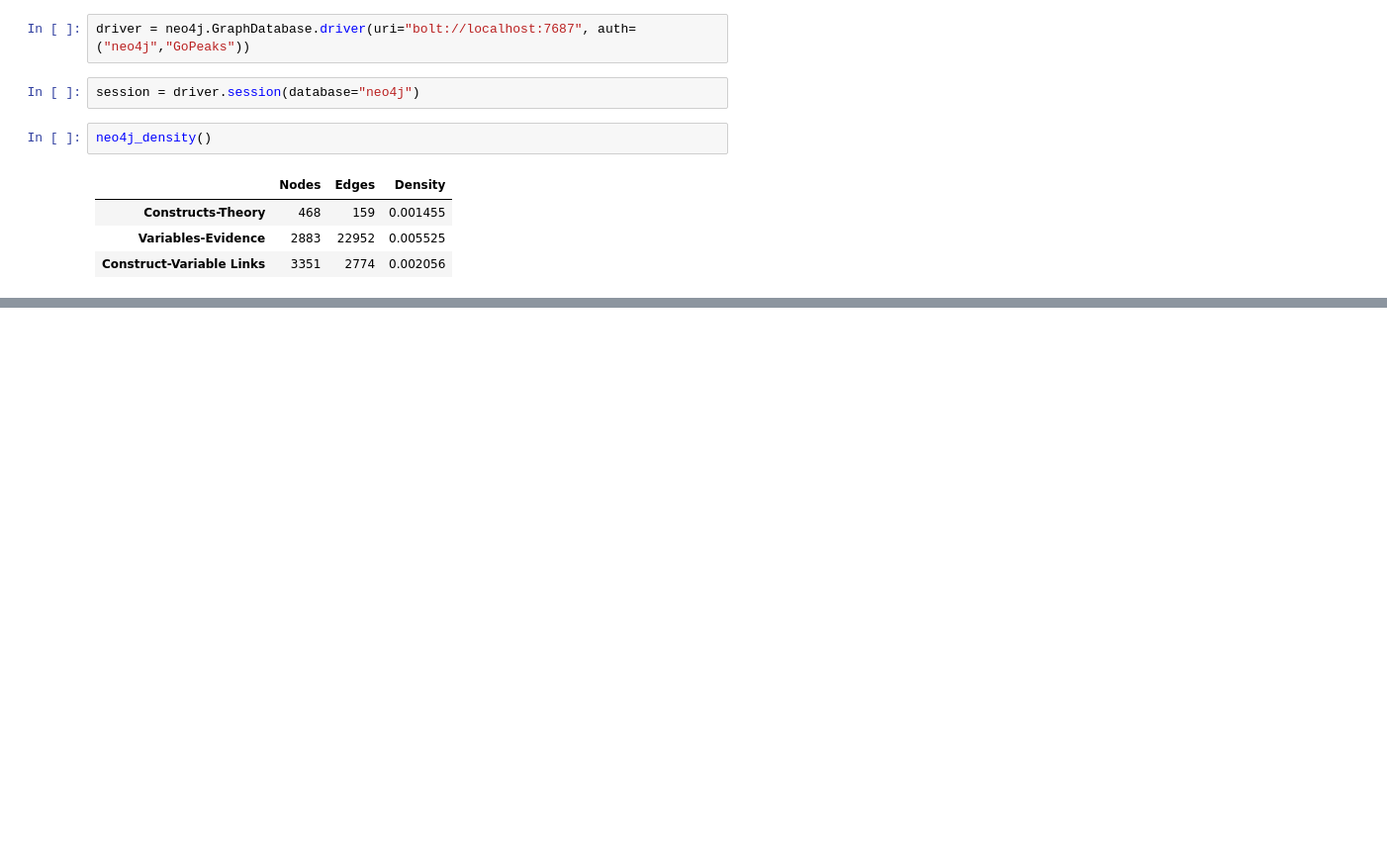
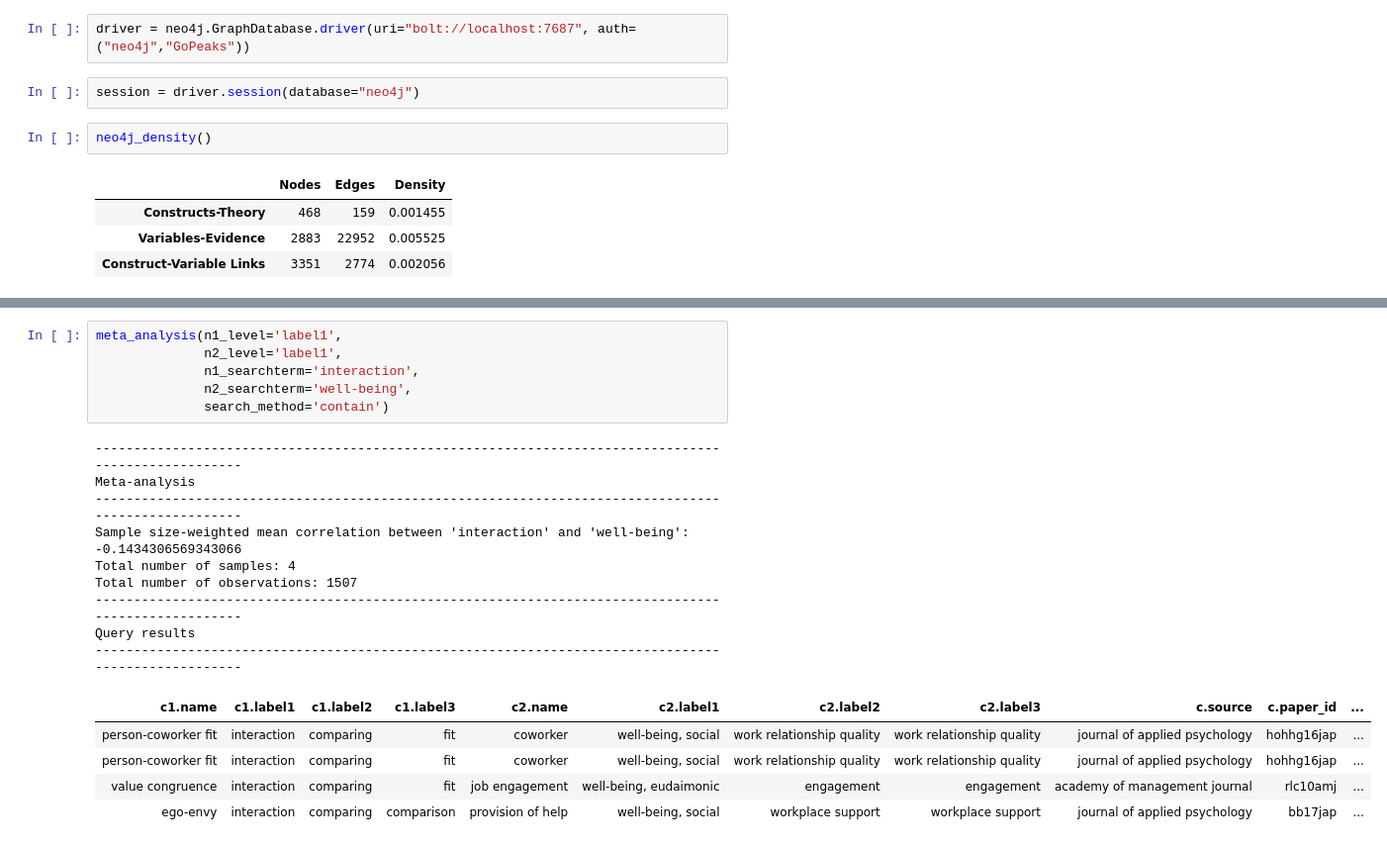
Before and after one commit to GoPeaks-AI/meta2causalgraph, a Jupyter notebook: Meta_Query2Graph.ipynb, the cells around one changed output, grey strips where cells are left out. Shown: that part at 99% size. Saved outputs shown, nothing was run; the diff lists cells and outputs as text; blank space fills up the shorter version.

```diff
--- a/Meta_Query2Graph.ipynb
+++ b/Meta_Query2Graph.ipynb
@@ -752,3 +761,24 @@ neo4j_density()
+# %%
+meta_analysis(n1_level='label1',
+              n2_level='label1',
+              n1_searchterm='interaction',
+              n2_searchterm='well-being',
+              search_method='contain')
+# %% [output]
+----------------------------------------------------------------------------------------------------
+Meta-analysis
+----------------------------------------------------------------------------------------------------
+Sample size-weighted mean correlation between 'interaction' and 'well-being': -0.1434306569343066
+Total number of samples: 4
+Total number of observations: 1507
+----------------------------------------------------------------------------------------------------
+Query results
+----------------------------------------------------------------------------------------------------
+| c1.name | c1.label1 | c1.label2 | c1.label3 | c2.name | c2.label1 | c2.label2 | c2.label3 | c.source | c.paper_id | ... |
+| person-coworker fit | interaction | comparing | fit | coworker | well-being, social | work relationship quality | work relationship quality | journal of applied psychology | hohhg16jap | ... |
+| person-coworker fit | interaction | comparing | fit | coworker | well-being, social | work relationship quality | work relationship quality | journal of applied psychology | hohhg16jap | ... |
+| value congruence | interaction | comparing | fit | job engagement | well-being, eudaimonic | engagement | engagement | academy of management journal | rlc10amj | ... |
+| ego-envy | interaction | comparing | comparison | provision of help | well-being, social | workplace support | workplace support | journal of applied psychology | bb17jap | ... |
 # %%
 causal_graph(n1_level='label1',
              n2_level='label1',
```
Also changed, not shown: parts of 8 cells of this notebook.
